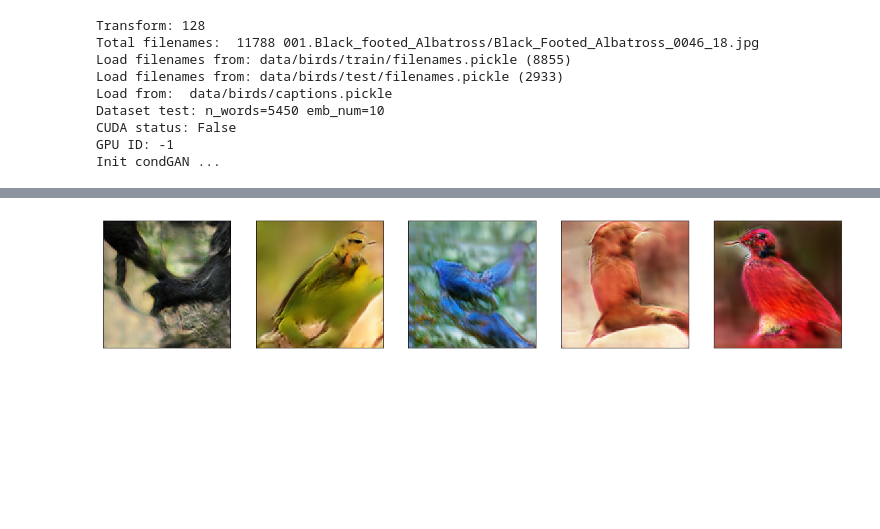
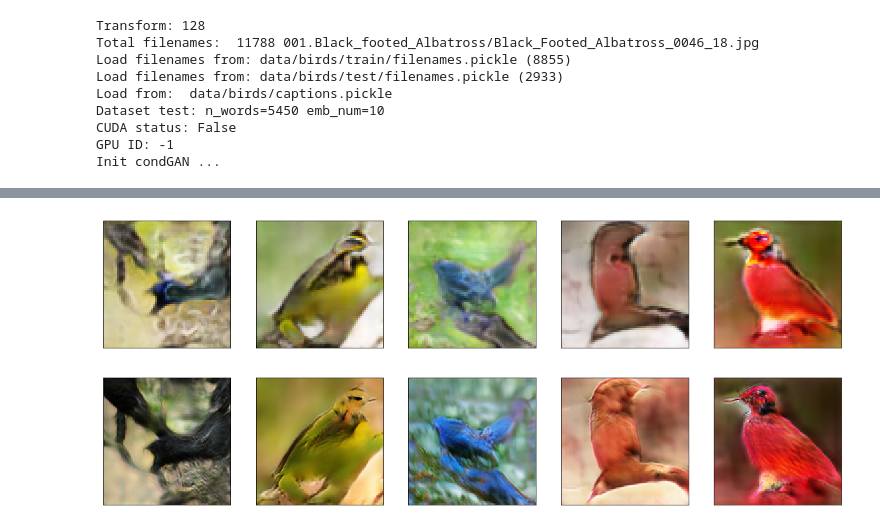
Before and after one commit to aleksey-egorov/dl-engineer-homework, a Jupyter notebook: final_project/eval_1_1.ipynb, the cells around one changed output, grey strips where cells are left out. Cells and saved outputs as stored; diff of their text form; code cells hidden in the pictures; blank space fills up the shorter version.

```diff
--- a/final_project/eval_1_1.ipynb
+++ b/final_project/eval_1_1.ipynb
@@ -88,3 +88,11 @@ Total time for evaluation: 15.126847267150879
+# %%
+fig = plt.figure(figsize=(20,20))
+for i, path in enumerate(images[0][0]):
+    img = Image.open(path)
+    ax = fig.add_subplot(4,5, i + 1, xticks=[], yticks=[])
+    ax.imshow(np.asarray(img))
+# %% [output]
+[figure, added]
 # %%
 fig = plt.figure(figsize=(20,20))
 for i, path in enumerate(images[0][1]):
```
Also changed, not shown: parts of 2 cells of this notebook, 1 other file.
